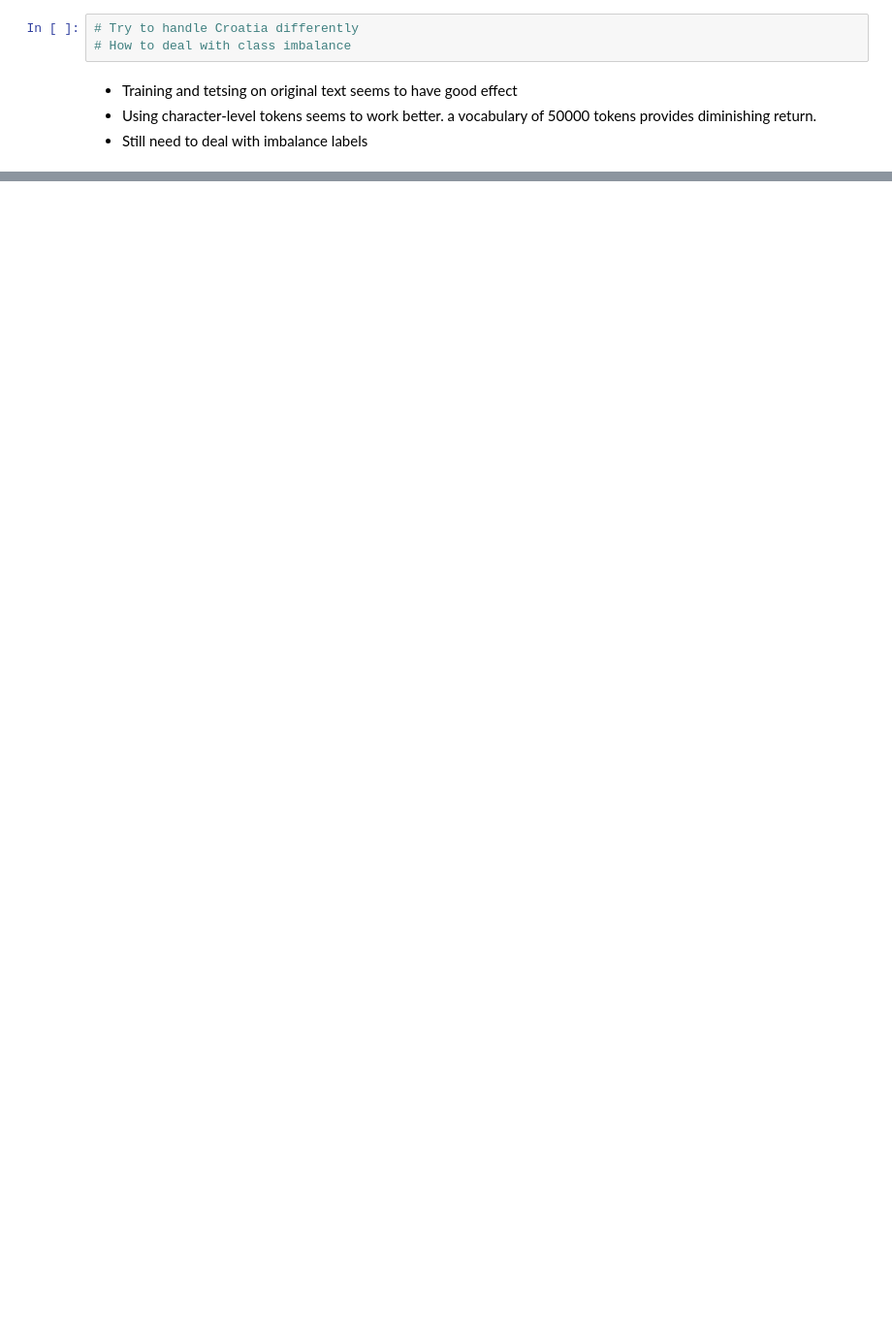
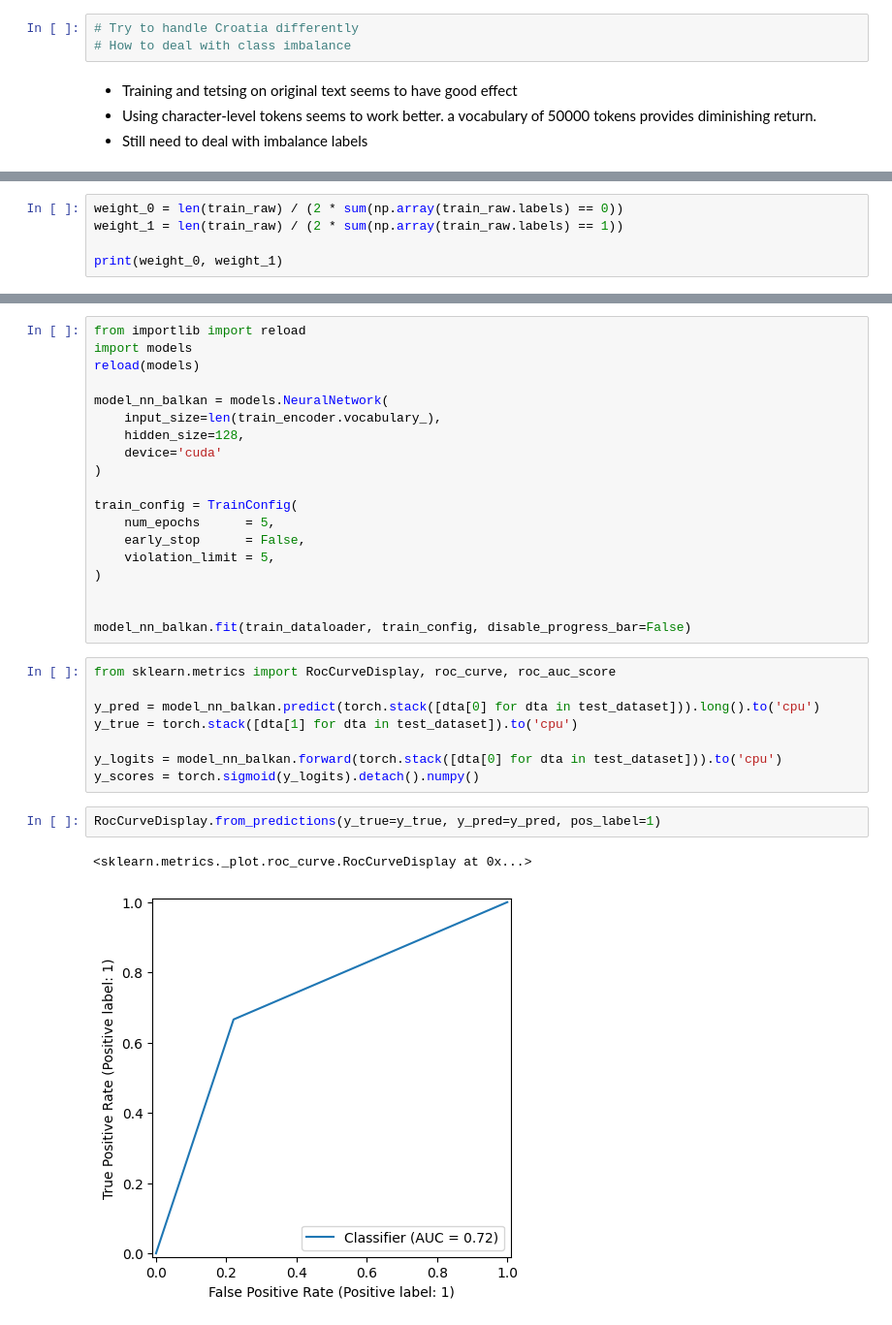
Before and after one commit to hoanghapham/power-identification, a Jupyter notebook: experiments.ipynb, the cells around one changed output, grey strips where cells are left out. Shown at 97% size. Cells and saved outputs as stored; diff of their text form; blank space fills up the shorter version.

Commit message:
add ROC visualization

```diff
--- a/experiments.ipynb
+++ b/experiments.ipynb
@@ -442,0 +673,5 @@ Train model
+# %%
+weight_0 = len(train_raw) / (2 * sum(np.array(train_raw.labels) == 0))
+weight_1 = len(train_raw) / (2 * sum(np.array(train_raw.labels) == 1))
+
+print(weight_0, weight_1)
@@ -442,0 +746,32 @@ Train model
+# %%
+from importlib import reload
+import models
+reload(models)
+
+model_nn_balkan = models.NeuralNetwork(
+    input_size=len(train_encoder.vocabulary_),
+    hidden_size=128,
+    device='cuda'
+)
+
+train_config = TrainConfig(
+    num_epochs      = 5,
+    early_stop      = False,
+    violation_limit = 5,
+)
+
+
+model_nn_balkan.fit(train_dataloader, train_config, disable_progress_bar=False)
+# %%
+from sklearn.metrics import RocCurveDisplay, roc_curve, roc_auc_score
+
+y_pred = model_nn_balkan.predict(torch.stack([dta[0] for dta in test_dataset])).long().to('cpu')
+y_true = torch.stack([dta[1] for dta in test_dataset]).to('cpu')
+
+y_logits = model_nn_balkan.forward(torch.stack([dta[0] for dta in test_dataset])).to('cpu')
+y_scores = torch.sigmoid(y_logits).detach().numpy()
+# %%
+RocCurveDisplay.from_predictions(y_true=y_true, y_pred=y_pred, pos_label=1)
+# %% [output]
+<sklearn.metrics._plot.roc_curve.RocCurveDisplay at 0x...>
+[figure, added]
```
Also changed, not shown: parts of 23 cells of this notebook, 1 other file.
